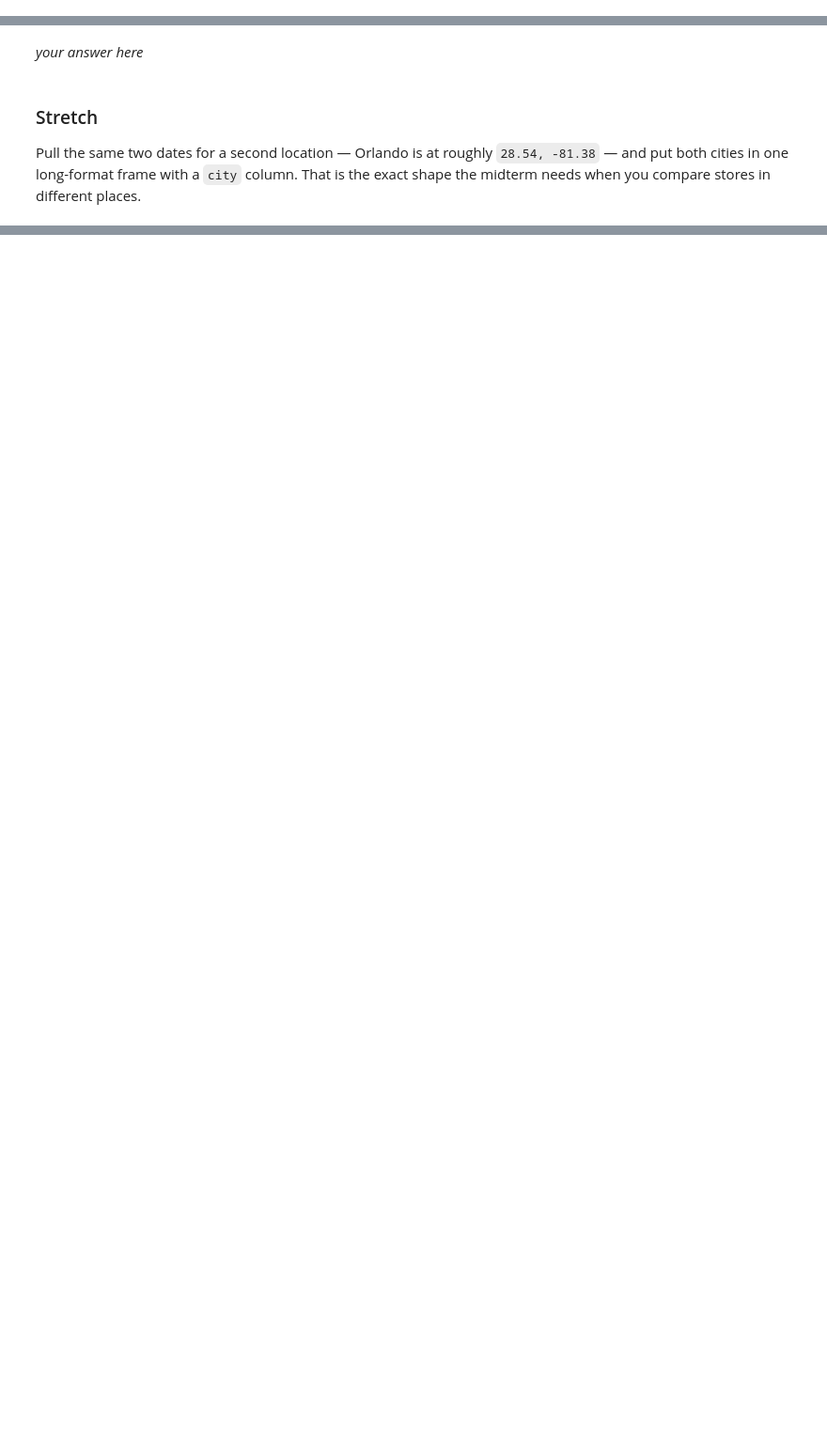
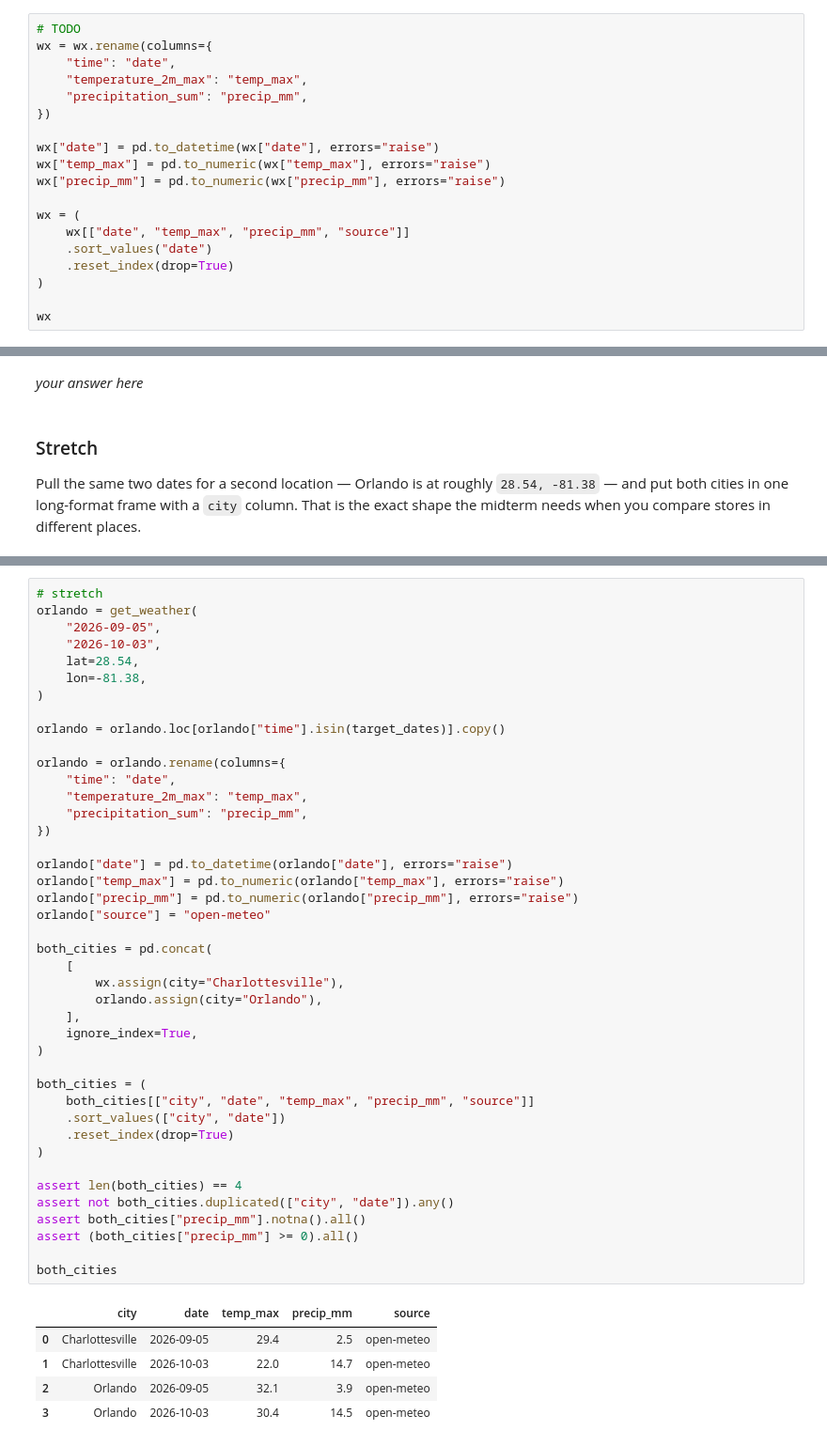
Before and after one commit to yilinw762/ds2002-fa26, a Jupyter notebook: notebooks/04-json-apis/2026_10_09_—_Public_API_to_Clean_Table_—_Lab.ipynb, the cells around one changed output, grey strips where cells are left out. Shown at 94% size. Saved outputs shown, nothing was run; the diff lists cells and outputs as text; blank space fills up the shorter version.

Commit message:
Finished public api to clean table lab

```diff
--- a/notebooks/04-json-apis/2026_10_09_—_Public_API_to_Clean_Table_—_Lab.ipynb
+++ b/notebooks/04-json-apis/2026_10_09_—_Public_API_to_Clean_Table_—_Lab.ipynb
@@ -74,0 +122,19 @@ FALLBACK = pd.DataFrame({
+# %%
+# TODO
+wx = wx.rename(columns={
+    "time": "date",
+    "temperature_2m_max": "temp_max",
+    "precipitation_sum": "precip_mm",
+})
+
+wx["date"] = pd.to_datetime(wx["date"], errors="raise")
+wx["temp_max"] = pd.to_numeric(wx["temp_max"], errors="raise")
+wx["precip_mm"] = pd.to_numeric(wx["precip_mm"], errors="raise")
+
+wx = (
+    wx[["date", "temp_max", "precip_mm", "source"]]
+    .sort_values("date")
+    .reset_index(drop=True)
+)
+
+wx
@@ -111,0 +217,48 @@ Pull the same two dates for a second location — Orlando is at roughly `28.54,
+# %%
+# stretch
+orlando = get_weather(
+    "2026-09-05",
+    "2026-10-03",
+    lat=28.54,
+    lon=-81.38,
+)
+
+orlando = orlando.loc[orlando["time"].isin(target_dates)].copy()
+
+orlando = orlando.rename(columns={
+    "time": "date",
+    "temperature_2m_max": "temp_max",
+    "precipitation_sum": "precip_mm",
+})
+
+orlando["date"] = pd.to_datetime(orlando["date"], errors="raise")
+orlando["temp_max"] = pd.to_numeric(orlando["temp_max"], errors="raise")
+orlando["precip_mm"] = pd.to_numeric(orlando["precip_mm"], errors="raise")
+orlando["source"] = "open-meteo"
+
+both_cities = pd.concat(
+    [
+        wx.assign(city="Charlottesville"),
+        orlando.assign(city="Orlando"),
+    ],
+    ignore_index=True,
+)
+
+both_cities = (
+    both_cities[["city", "date", "temp_max", "precip_mm", "source"]]
+    .sort_values(["city", "date"])
+    .reset_index(drop=True)
+)
+
+assert len(both_cities) == 4
+assert not both_cities.duplicated(["city", "date"]).any()
+assert both_cities["precip_mm"].notna().all()
+assert (both_cities["precip_mm"] >= 0).all()
+
+both_cities
+# %% [output]
+|  | city | date | temp_max | precip_mm | source |
+| 0 | Charlottesville | 2026-09-05 | 29.4 | 2.5 | open-meteo |
+| 1 | Charlottesville | 2026-10-03 | 22.0 | 14.7 | open-meteo |
+| 2 | Orlando | 2026-09-05 | 32.1 | 3.9 | open-meteo |
+| 3 | Orlando | 2026-10-03 | 30.4 | 14.5 | open-meteo |
```
Also changed, not shown: parts of 13 cells of this notebook.
